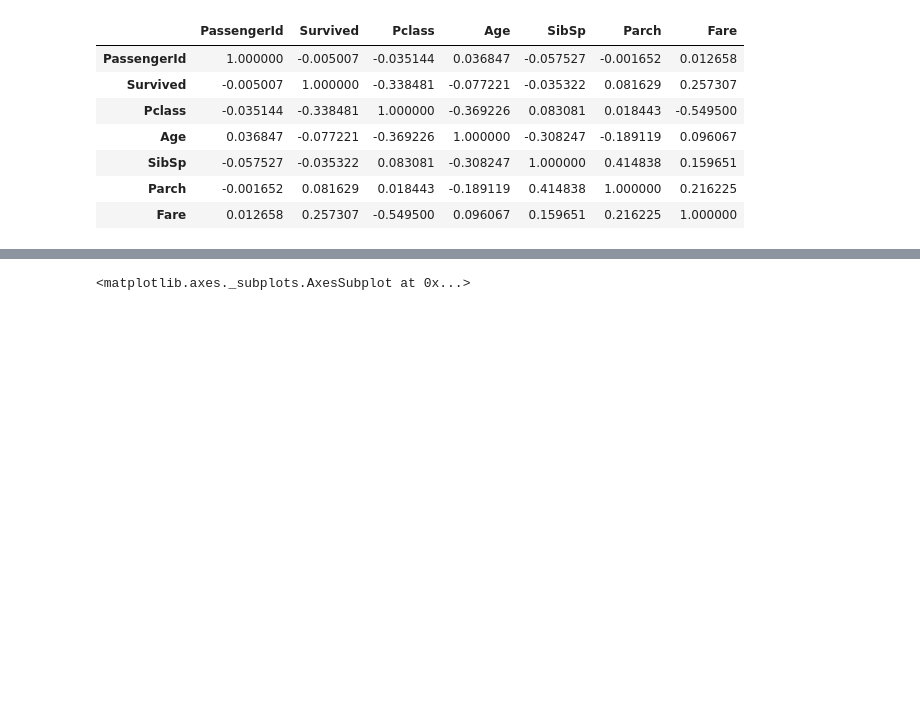
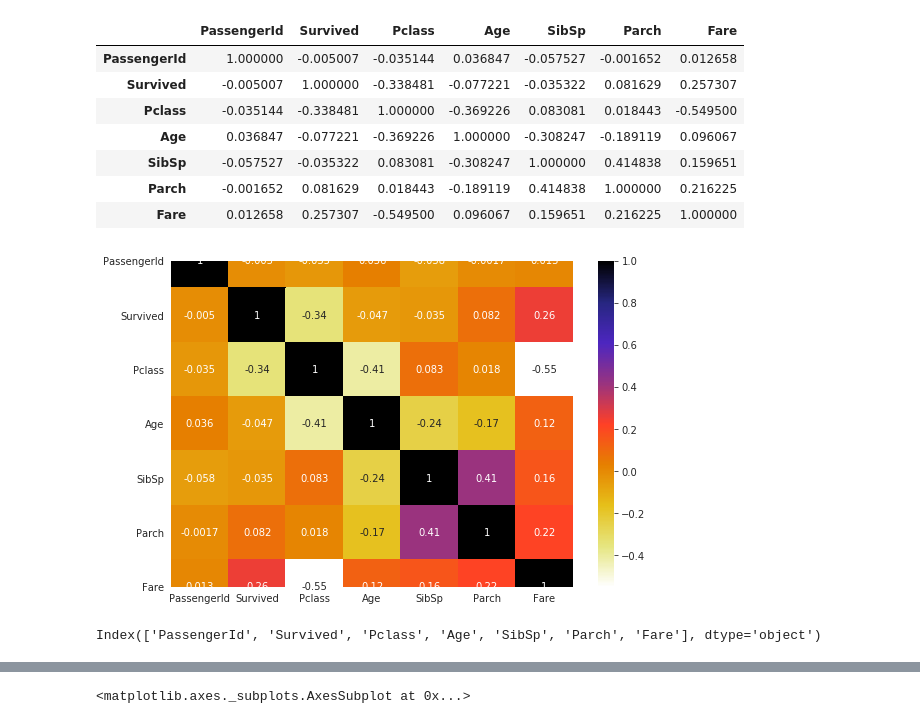
Before and after one commit to dheeraj-2000/EDA-FeatureEng-FeatureSelection-Prediction, a Jupyter notebook: EDA_Titanic_Dataset/Preprocessing_Titanic_dataset.ipynb, the cells around one changed output, grey strips where cells are left out. Cells and saved outputs as stored; diff of their text form; code cells hidden in the pictures; blank space fills up the shorter version.

```diff
--- a/EDA_Titanic_Dataset/Preprocessing_Titanic_dataset.ipynb
+++ b/EDA_Titanic_Dataset/Preprocessing_Titanic_dataset.ipynb
@@ -140,3 +140,14 @@ df.corr()
 | SibSp | -0.057527 | -0.035322 | 0.083081 | -0.308247 | 1.000000 | 0.414838 | 0.159651 |
 | Parch | -0.001652 | 0.081629 | 0.018443 | -0.189119 | 0.414838 | 1.000000 | 0.216225 |
 | Fare | 0.012658 | 0.257307 | -0.549500 | 0.096067 | 0.159651 | 0.216225 | 1.000000 |
+# %%
+plt.figure(figsize=(9,6))
+x = df.corr()
+sns.heatmap(x, annot=True, cmap=plt.cm.CMRmap_r)
+plt.show()
+# %% [output]
+[figure, added]
+# %%
+x.columns
+# %% [output]
+Index(['PassengerId', 'Survived', 'Pclass', 'Age', 'SibSp', 'Parch', 'Fare'], dtype='object')
```
Also changed, not shown: parts of 1 cell of this notebook, 5 other files.
